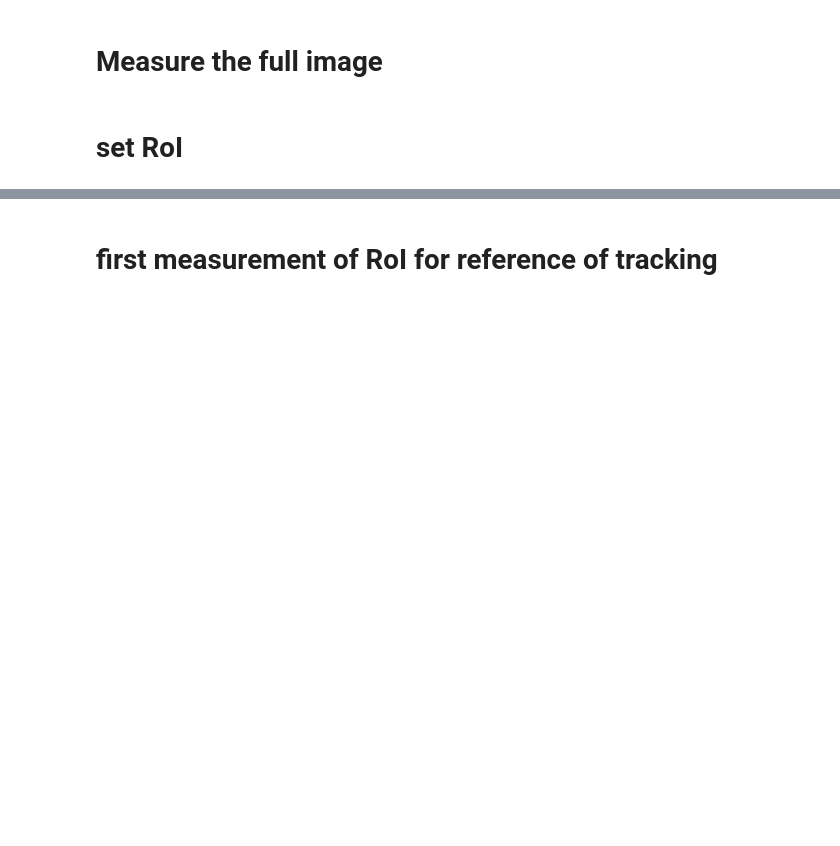
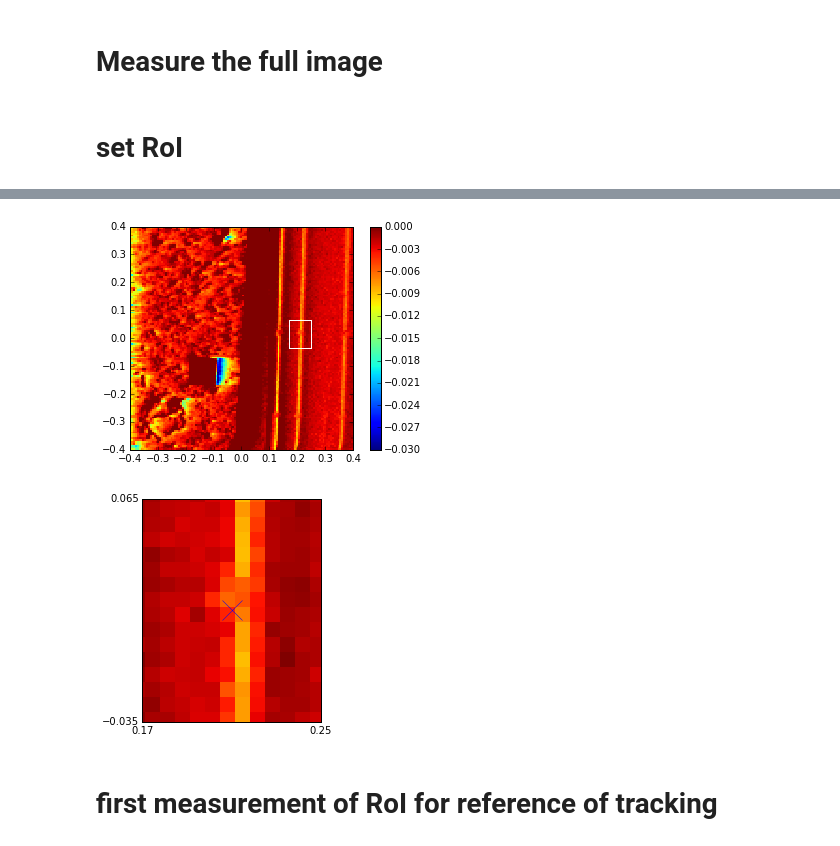
Before and after one commit to LISE-B26/pylabcontrol, a Jupyter notebook: functions/test_tracking/measure_mechanical_resonance_split_range_track_beam.ipynb, the cells around one changed output, grey strips where cells are left out. Saved outputs shown, nothing was run; the diff lists cells and outputs as text; code cells hidden in the pictures; blank space fills up the shorter version.

```diff
--- a/functions/test_tracking/measure_mechanical_resonance_split_range_track_beam.ipynb
+++ b/functions/test_tracking/measure_mechanical_resonance_split_range_track_beam.ipynb
@@ -60,2 +291,21 @@ image_data = scanner.scan()
+# %%
+
+
+roi_initial = {
+        "xo": 0, 'yo': 0,
+        "dx": 0.8, 'dy': 0.8,
+        'xPts': 120, 'yPts': 120
+    }
+
+
+# roi_initial = {
+#         "xo": 0.2, 'yo': 0,
+#         "dx": 0.4, 'dy': 0.4,
+#         'xPts': 60, 'yPts': 60
+#     }
+
+image_data = take_image(roi_initial)
+
+# fig_overwiew =show_image_all(image_data, roi_initial, roi)
 # %% [markdown]
 # set RoI
@@ -134,3 +312,26 @@ plt.plot(rio['xo'], rio['yo'], 'x' , ms = 20)
+# %%
+# ---------------------------------------------
+# adjust the color scale
+clim_min, clim_max = -0.03, 0
+# ---------------------------------------------
+
+# ---------------------------------------------
+# set region of interest
+
+
+roi = {
+        "xo": 0.21, 'yo': 0.015,
+        "dx": 0.08, 'dy': 0.1,
+        'xPts': 80, 'yPts': 120
+    }
+# ---------------------------------------------
+
+
+
+fig_overwiew =show_image_all(image_data, roi_initial, roi)
+# %% [output]
+[figure, added]
+[figure, added]
 # %% [markdown]
 # first measurement of RoI for reference of tracking
 # %%
```
Also changed, not shown: parts of 15 cells of this notebook, 3 other files.
